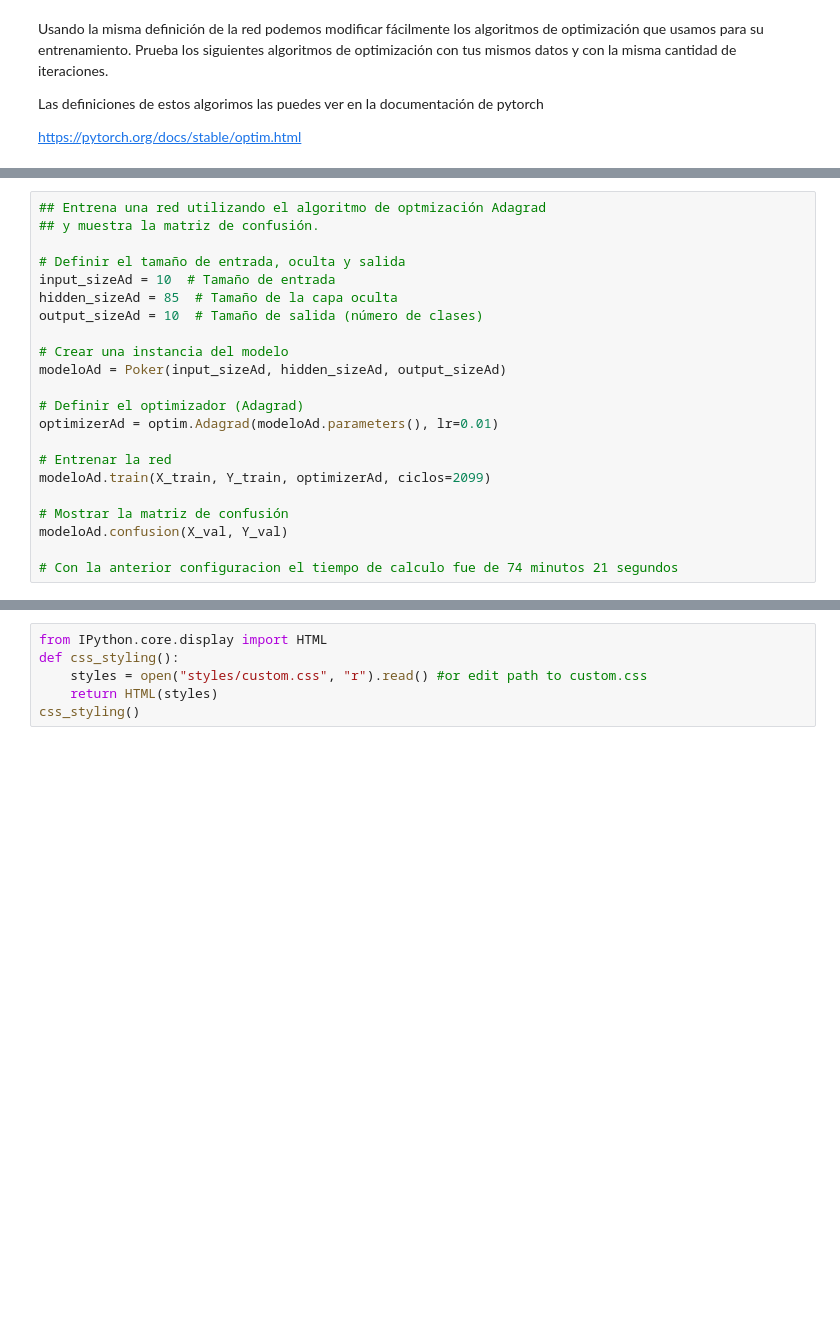
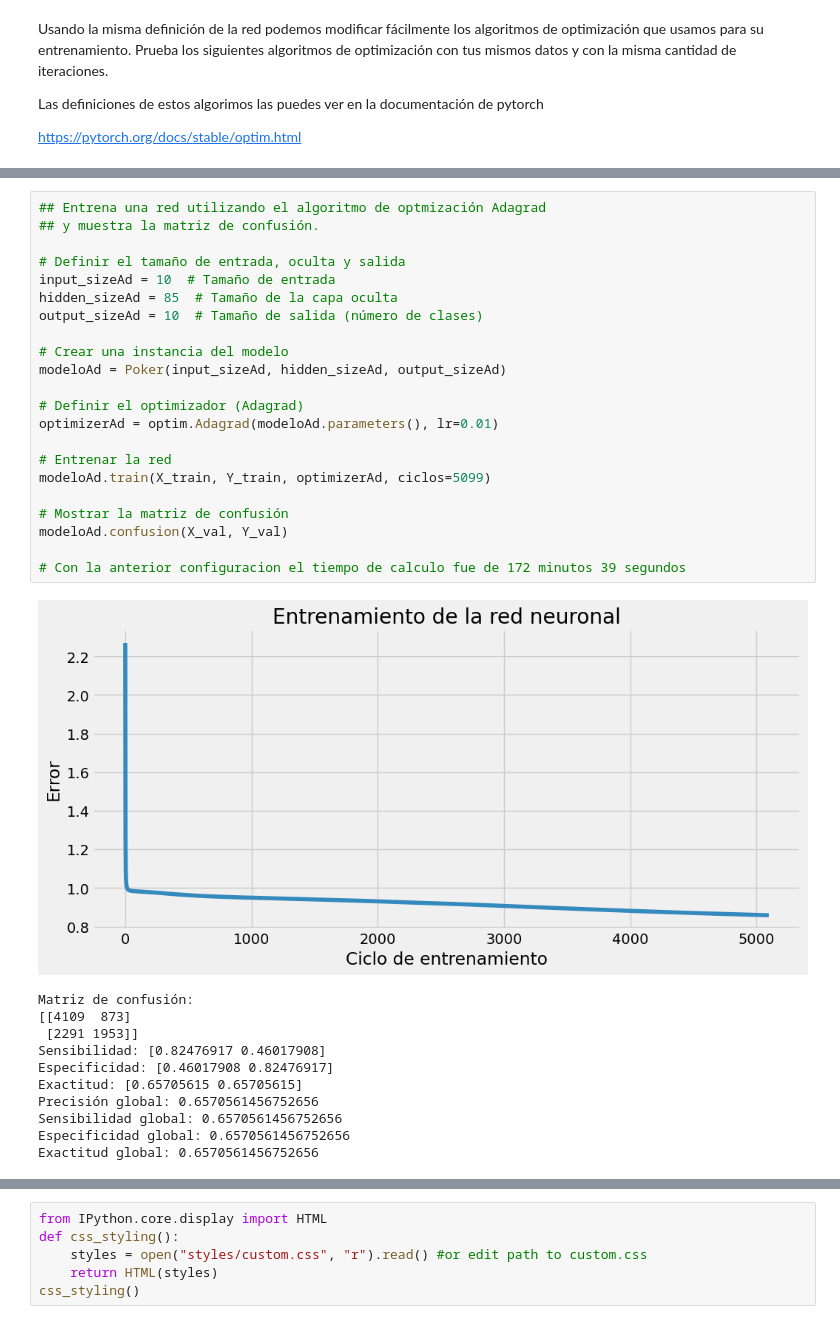
Before and after one commit to CarlosCastanon2099/Redes-Neuronales, a Jupyter notebook: Practicas/Practica-05/Poker.ipynb, the cells around one changed output, grey strips where cells are left out. Cells and saved outputs as stored; diff of their text form; blank space fills up the shorter version.

```diff
--- a/Practicas/Practica-05/Poker.ipynb
+++ b/Practicas/Practica-05/Poker.ipynb
@@ -303,22 +331,34 @@ modeloA.confusion(X_val, Y_val)
 # %%
 ## Entrena una red utilizando el algoritmo de optmización Adagrad
 ## y muestra la matriz de confusión.
 
 # Definir el tamaño de entrada, oculta y salida
 input_sizeAd = 10  # Tamaño de entrada
 hidden_sizeAd = 85  # Tamaño de la capa oculta
 output_sizeAd = 10  # Tamaño de salida (número de clases)
 
 # Crear una instancia del modelo
 modeloAd = Poker(input_sizeAd, hidden_sizeAd, output_sizeAd)
 
 # Definir el optimizador (Adagrad)
 optimizerAd = optim.Adagrad(modeloAd.parameters(), lr=0.01)
 
 # Entrenar la red
-modeloAd.train(X_train, Y_train, optimizerAd, ciclos=2099)
+modeloAd.train(X_train, Y_train, optimizerAd, ciclos=5099)
 
 # Mostrar la matriz de confusión
 modeloAd.confusion(X_val, Y_val)
 
-# Con la anterior configuracion el tiempo de calculo fue de 74 minutos 21 segundos
+# Con la anterior configuracion el tiempo de calculo fue de 172 minutos 39 segundos
+# %% [output]
+[figure, added]
+Matriz de confusión:
+[[4109  873]
+ [2291 1953]]
+Sensibilidad: [0.82476917 0.46017908]
+Especificidad: [0.46017908 0.82476917]
+Exactitud: [0.65705615 0.65705615]
+Precisión global: 0.6570561456752656
+Sensibilidad global: 0.6570561456752656
+Especificidad global: 0.6570561456752656
+Exactitud global: 0.6570561456752656
```
Also changed, not shown: parts of 4 cells of this notebook.
